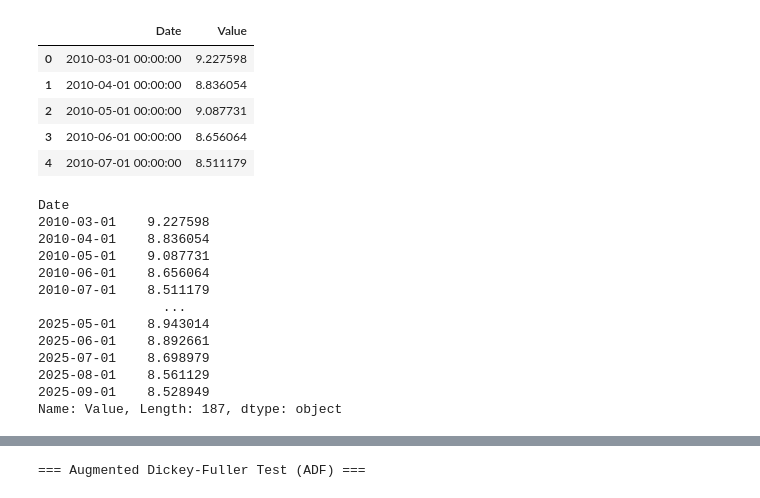
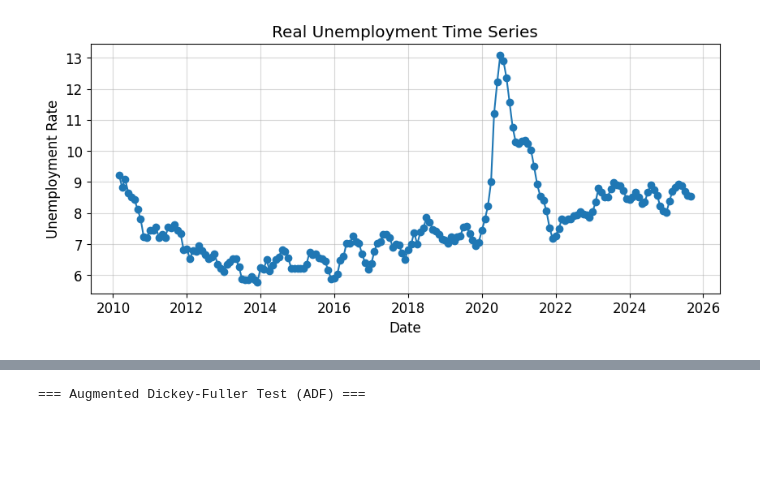
Before and after one commit to Bharragan/AST_Henriquez_Ortiz_Assignment_2, a Jupyter notebook: notebooks/real_series.ipynb, the cells around one changed output, grey strips where cells are left out. Saved outputs shown, nothing was run; the diff lists cells and outputs as text; code cells hidden in the pictures; blank space fills up the shorter version.

```diff
--- a/notebooks/real_series.ipynb
+++ b/notebooks/real_series.ipynb
@@ -28,38 +26,37 @@ np.random.seed(4242)
 # %%
 df = pd.read_excel(file_path, header=None)
 
+# Seleccionar solo las filas y columnas de interés
 df = df.iloc[4:191, 0:2]
-
 df.reset_index(drop=True, inplace=True)
 
+# Renombrar columnas
 df.columns = ["Date", "Value"]
 
-df.head()
+# Convertir a datetime y eliminar fechas inválidas
+df["Date"] = pd.to_datetime(df["Date"], errors="coerce")
+df = df.dropna(subset=["Date"])
+
+# Convertir valores a numéricos y eliminar posibles NaN
+df["Value"] = pd.to_numeric(df["Value"], errors="coerce")
+df = df.dropna(subset=["Value"])
+
+# Configurar la columna Date como índice
+df.set_index("Date", inplace=True)
+
+# Inferir frecuencia temporal (si es mensual, trimestral, etc.)
+df.index.freq = pd.infer_freq(df.index)
+
+# Extraer la serie para modelado
+X = df["Value"]
+
+# Visualizar la serie
+plt.figure(figsize=(10, 4))
+plt.plot(X, marker='o', linestyle='-')
+plt.title("Real Unemployment Time Series")
+plt.xlabel("Date")
+plt.ylabel("Unemployment Rate")
+plt.grid(True)
+plt.show()
 # %% [output]
-|  | Date | Value |
-| 0 | 2010-03-01 00:00:00 | 9.227598 |
-| 1 | 2010-04-01 00:00:00 | 8.836054 |
-| 2 | 2010-05-01 00:00:00 | 9.087731 |
-| 3 | 2010-06-01 00:00:00 | 8.656064 |
-| 4 | 2010-07-01 00:00:00 | 8.511179 |
+[figure, added]
-# %%
-df["Date"] = pd.to_datetime(df["Date"], errors="coerce")
-
-df.set_index("Date", inplace=True)
-
-X = df["Value"]
-X
-# %% [output]
-Date
-2010-03-01    9.227598
-2010-04-01    8.836054
-2010-05-01    9.087731
-2010-06-01    8.656064
-2010-07-01    8.511179
-                ...
-2025-05-01    8.943014
-2025-06-01    8.892661
-2025-07-01    8.698979
-2025-08-01    8.561129
-2025-09-01    8.528949
-Name: Value, Length: 187, dtype: object
```
Also changed, not shown: parts of 15 cells of this notebook, 2 other files.
